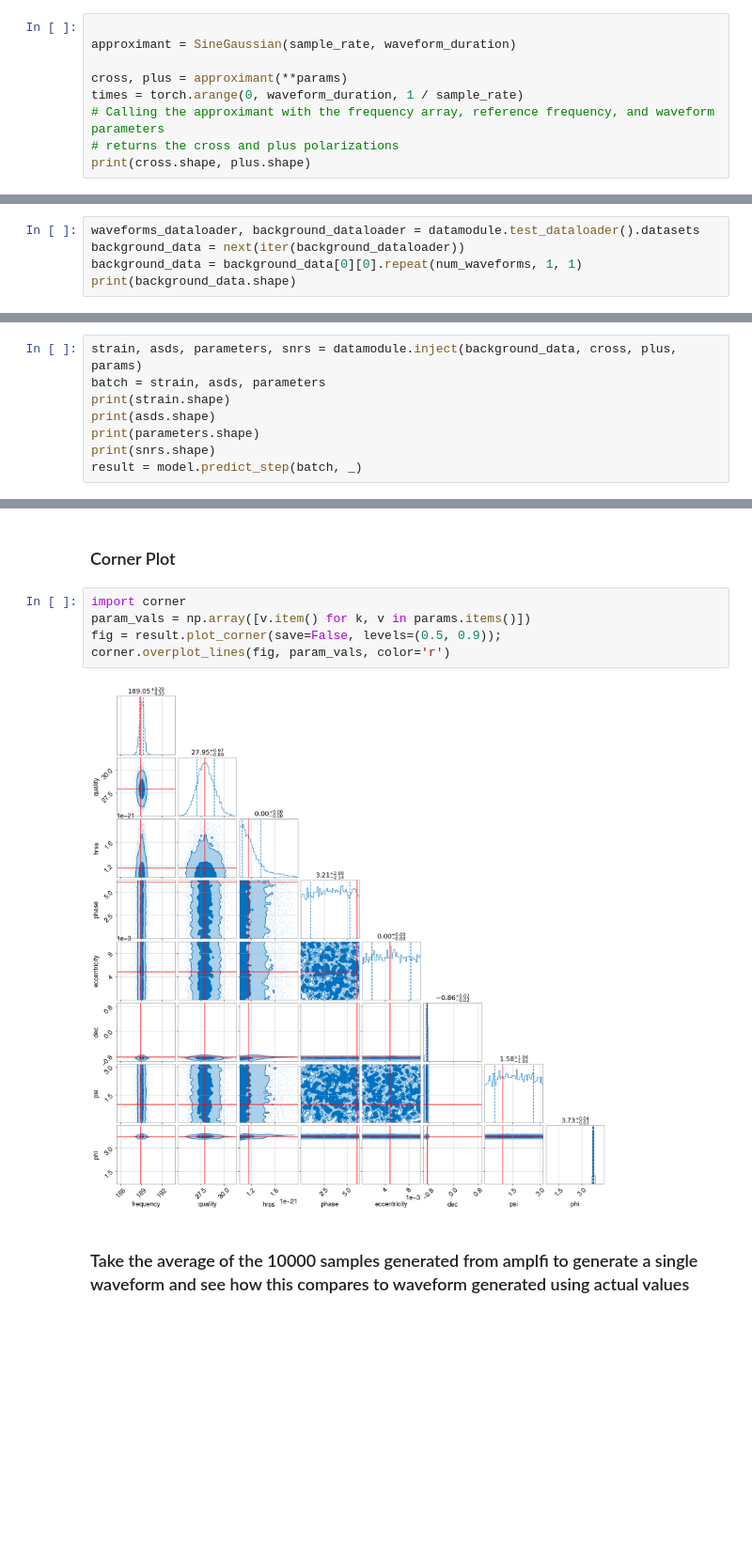
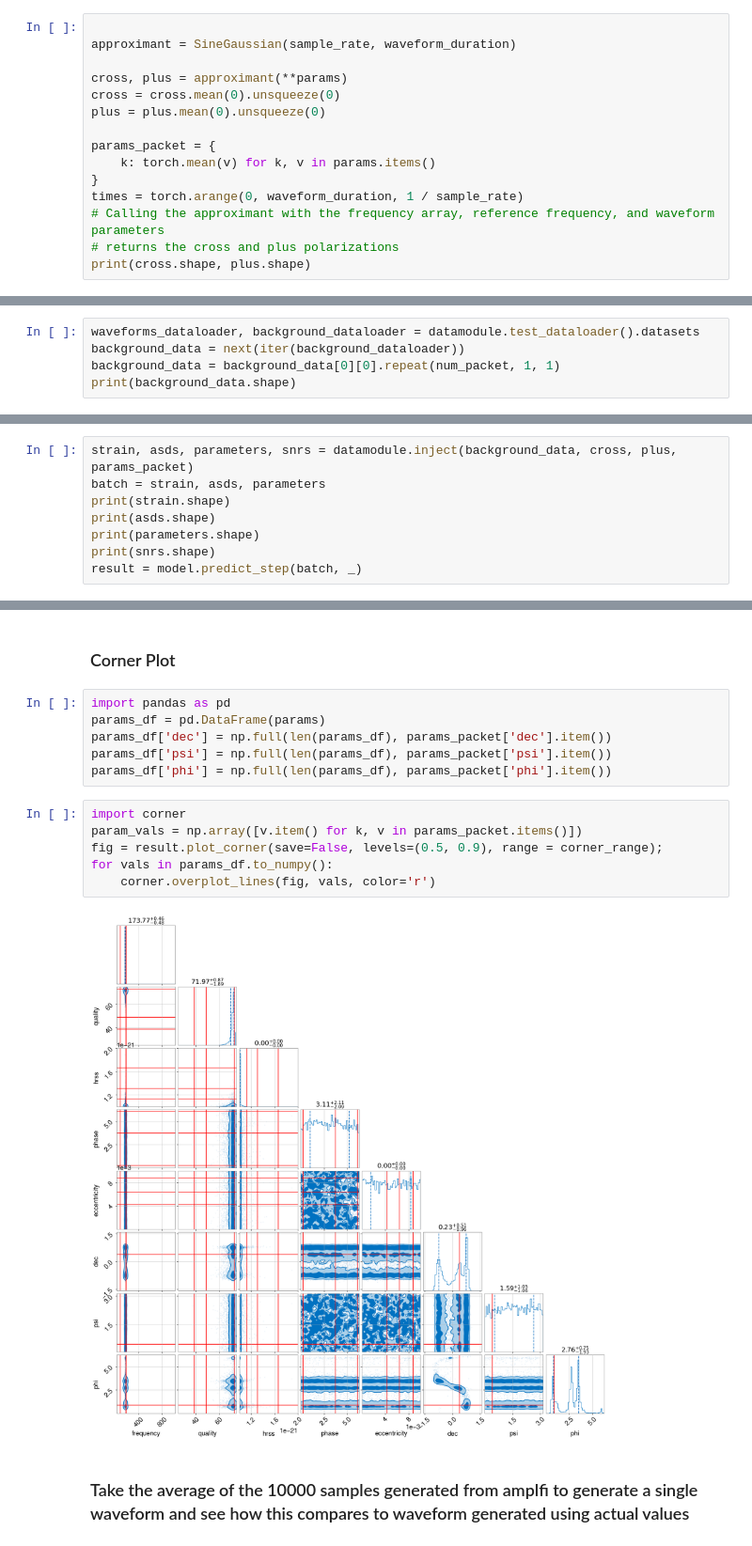
Before and after one commit to JackRedds/amplfi, a Jupyter notebook: notebooks/load_model.ipynb, the cells around one changed output, grey strips where cells are left out. Shown at 94% size. Drawn from its saved outputs; the diff is of its cells as text; blank space fills up the shorter version.

```diff
--- a/notebooks/load_model.ipynb
+++ b/notebooks/load_model.ipynb
@@ -125,6 +152,12 @@ params = {
 approximant = SineGaussian(sample_rate, waveform_duration)
 
 cross, plus = approximant(**params)
+cross = cross.mean(0).unsqueeze(0)
+plus = plus.mean(0).unsqueeze(0)
+
+params_packet = {
+    k: torch.mean(v) for k, v in params.items()
+}
 times = torch.arange(0, waveform_duration, 1 / sample_rate)
 # Calling the approximant with the frequency array, reference frequency, and waveform parameters
 # returns the cross and plus polarizations
@@ -147,7 +180,7 @@ model.eval();
 # %%
 waveforms_dataloader, background_dataloader = datamodule.test_dataloader().datasets
 background_data = next(iter(background_dataloader))
-background_data = background_data[0][0].repeat(num_waveforms, 1, 1)
+background_data = background_data[0][0].repeat(num_packet, 1, 1)
 print(background_data.shape)
 # %% [output]
 torch.Size([1, 2, 38912])
@@ -184,7 +187,7 @@ print(size)
 # %% [markdown]
 ### Inject sg waveforms into the background data and use amplfi to predict waveform parameters
 # %%
-strain, asds, parameters, snrs = datamodule.inject(background_data, cross, plus, params)
+strain, asds, parameters, snrs = datamodule.inject(background_data, cross, plus, params_packet)
 batch = strain, asds, parameters
 print(strain.shape)
 print(asds.shape)
@@ -200,12 +203,19 @@ torch.Size([1])
 # %% [markdown]
 ### Corner Plot
+# %%
+import pandas as pd
+params_df = pd.DataFrame(params)
+params_df['dec'] = np.full(len(params_df), params_packet['dec'].item())
+params_df['psi'] = np.full(len(params_df), params_packet['psi'].item())
+params_df['phi'] = np.full(len(params_df), params_packet['phi'].item())
 # %%
 import corner
-param_vals = np.array([v.item() for k, v in params.items()])
-fig = result.plot_corner(save=False, levels=(0.5, 0.9));
-corner.overplot_lines(fig, param_vals, color='r')
+param_vals = np.array([v.item() for k, v in params_packet.items()])
+fig = result.plot_corner(save=False, levels=(0.5, 0.9), range = corner_range);
+for vals in params_df.to_numpy():
+    corner.overplot_lines(fig, vals, color='r')
 # %% [output]
-[figure, old version]
+[figure, new version]
 # %% [markdown]
 ### Take the average of the 10000 samples generated from amplfi to generate a single waveform and see how this compares to waveform generated using actual values
 # %%
```
Also changed, not shown: parts of 12 cells of this notebook, 3 other files.
